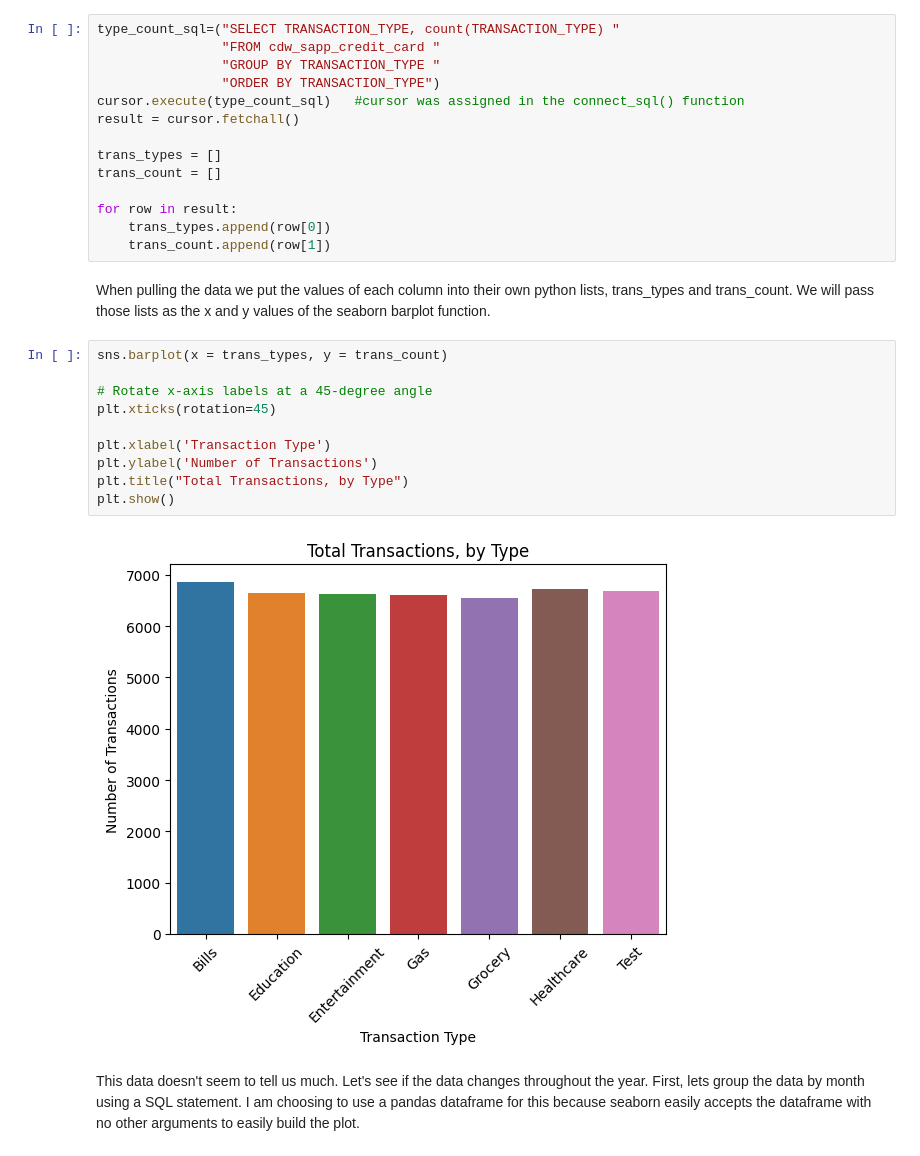
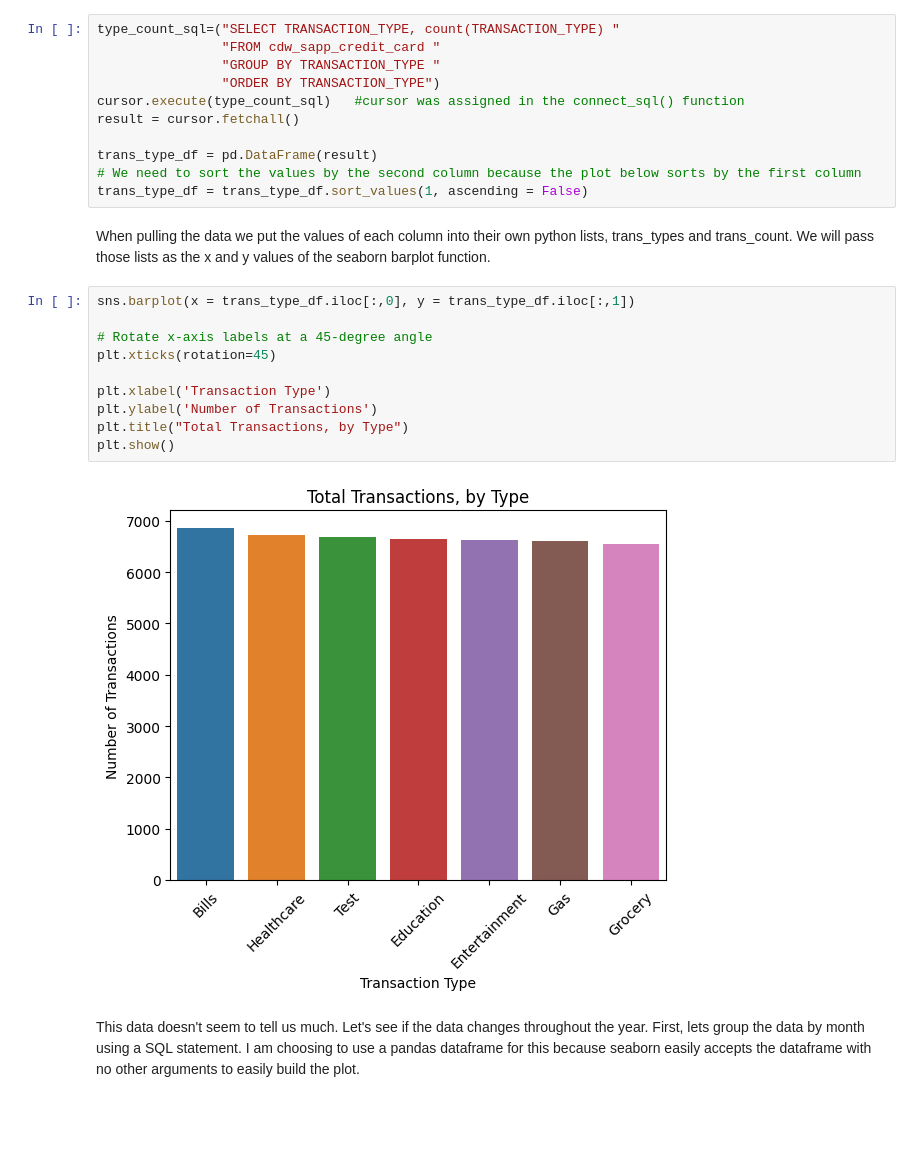
Before and after one commit to philpartyka/Data-Engineering-Capstone-Project, a Jupyter notebook: 3_Credit_Card_Data_Visualizations.ipynb, the cells around one changed output. Saved outputs shown, nothing was run; the diff lists cells and outputs as text; blank space fills up the shorter version.

```diff
--- a/3_Credit_Card_Data_Visualizations.ipynb
+++ b/3_Credit_Card_Data_Visualizations.ipynb
@@ -36,26 +36,23 @@ type_count_sql=("SELECT TRANSACTION_TYPE, count(TRANSACTION_TYPE) "
 cursor.execute(type_count_sql)   #cursor was assigned in the connect_sql() function
 result = cursor.fetchall()
 
-trans_types = []
-trans_count = []
-
-for row in result:
-    trans_types.append(row[0])
-    trans_count.append(row[1])
+trans_type_df = pd.DataFrame(result)
+# We need to sort the values by the second column because the plot below sorts by the first column
+trans_type_df = trans_type_df.sort_values(1, ascending = False)
 # %% [markdown]
 When pulling the data we put the values of each column into their own python lists, trans_types and trans_count.  We will pass those lists as the x and y values of the seaborn barplot function.
 # %%
-sns.barplot(x = trans_types, y = trans_count)
+sns.barplot(x = trans_type_df.iloc[:,0], y = trans_type_df.iloc[:,1])
 
 # Rotate x-axis labels at a 45-degree angle
 plt.xticks(rotation=45)
 
 plt.xlabel('Transaction Type')
 plt.ylabel('Number of Transactions')
 plt.title("Total Transactions, by Type")
 plt.show()
 # %% [output]
-[figure, old version]
+[figure, new version]
 # %% [markdown]
 This data doesn't seem to tell us much.  Let's see if the data changes throughout the year.  First, lets group the data by month using a SQL statement.  I am choosing to use a pandas dataframe for this because seaborn easily accepts the dataframe with no other arguments to easily build the plot.
 # %%
```
Also changed, not shown: 5 other files.
